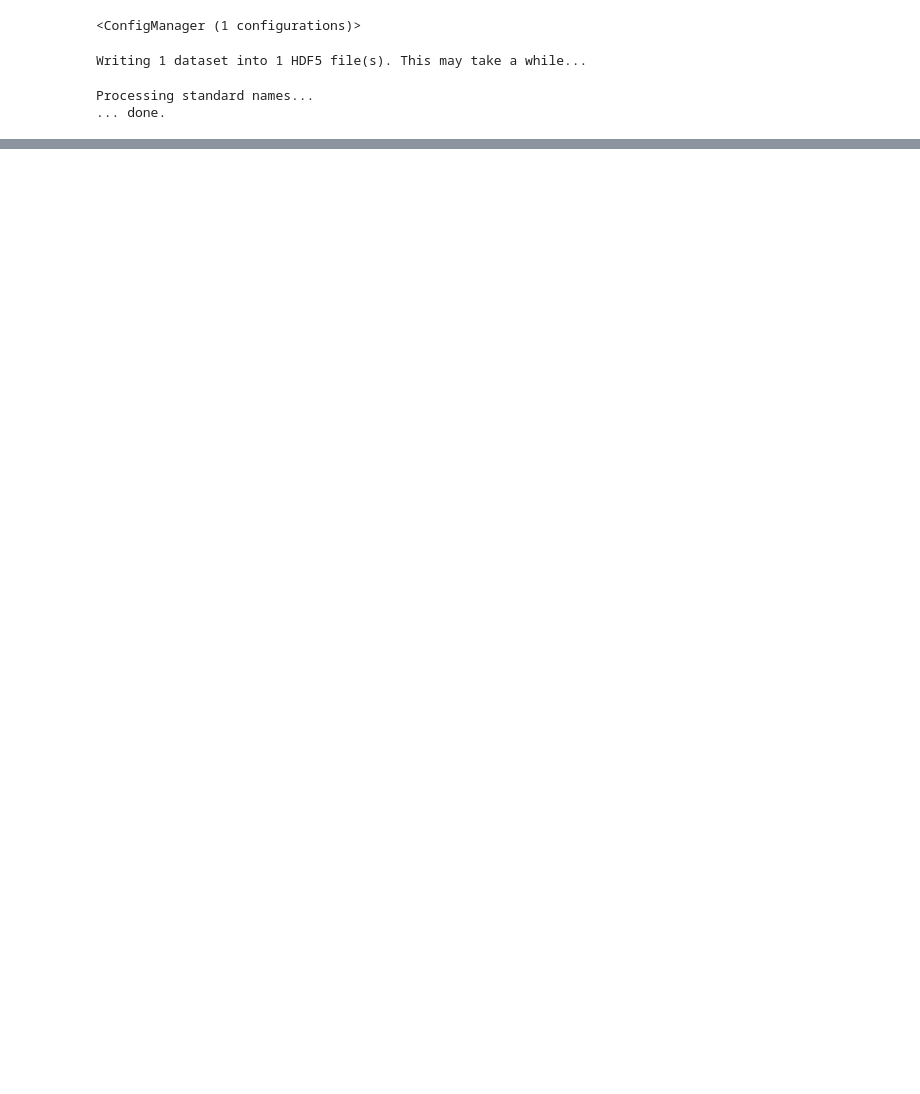
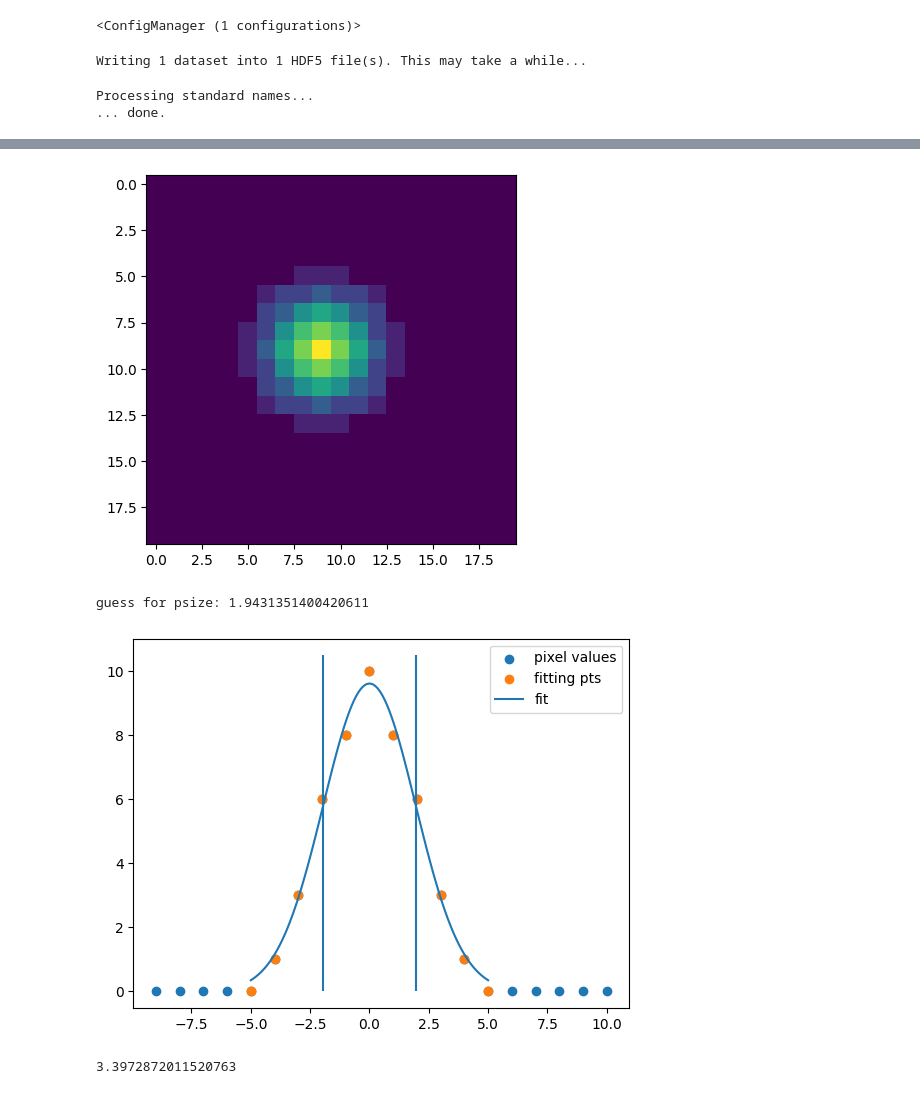
Before and after one commit to matthiasprobst/synpivimage, a Jupyter notebook: examples/generate_particles_at_defined_locations.ipynb, the cells around one changed output, grey strips where cells are left out. Drawn from its saved outputs; the diff is of its cells as text; code cells hidden in the pictures; blank space fills up the shorter version.

```diff
--- a/examples/generate_particles_at_defined_locations.ipynb
+++ b/examples/generate_particles_at_defined_locations.ipynb
@@ -67,0 +79,7 @@ Text(0.5, 1.0, '')
+# %%
+sigma=2
+psize = sigma*2
+max_part_count = np.pi / 8 * psize ** 2 * sigma**2 * (scipy.special.erf(0.5/np.sqrt(2)/sigma)-scipy.special.erf(-0.5/np.sqrt(2)/sigma))**2
+
+# I0 is 1 at laser mid location
+intensity_factor = 200 / max_part_count
@@ -68,3 +90,70 @@ Text(0.5, 1.0, '')
+# %%
+cfg_single_particle = spi.config.SynPivConfig(
+    ny=20,
+    nx=20,
+    bit_depth=8,
+    dark_noise=0,
+    image_particle_peak_count=10,
+    laser_shape_factor=2,
+    laser_width=2,
+    noise_baseline=0,
+    particle_number=10,
+    particle_size_illumination_dependency=True,
+    particle_size_mean=4,
+    particle_size_std=0,
+    pattern_meanx=2.,
+    pattern_meany=2.,
+    fill_ratio_x=1.0,
+    fill_ratio_y=1.0,
+    qe=1.,
+    sensitivity=1.,
+    shot_noise=False)
+cfg_single_particle
+
+img, _, _ = spi.generate_image(
+    cfg_single_particle,
+    particle_data=spi.ParticleInfo(x=9,y=9,z=0,size=4)
+)
+
+plt.figure()
+plt.imshow(img)
+plt.show()
+
+pixel_values = img[:, 9]
+ix = np.arange(0, 20, 1)
+x0 = 9
+plt.figure()
+plt.scatter(ix-x0, pixel_values, label='pixel values')
+
+def gauss(x, I0, sigma):
+    """Simple 1D form. psize=2*sigma. We know that x0=9"""
+    x0 = 9
+    return I0*np.exp(-((x-x0)**2)/(2*sigma**2))
+
+
+from scipy.optimize import curve_fit
+n_pts = 5
+popt, pcov = curve_fit(gauss, ix[x0-n_pts:x0+n_pts+1], pixel_values[x0-n_pts:x0+n_pts+1])
+plt.scatter(ix[x0-n_pts:x0+n_pts+1]-x0, pixel_values[x0-n_pts:x0+n_pts+1],
+           label='fitting pts')
+ix_interp = np.linspace(x0-n_pts, x0+n_pts, 100)
+plt.plot(ix_interp-x0, gauss(ix_interp, *popt), label='fit')
+# plt.plot(ix, gauss(ix, 180, 4/np.sqrt(2*np.log(2))/2), label='sigma=2')
+_, sigma = popt
+print('guess for psize:', sigma)
+ymax =  plt.gca().get_ylim()[1]
+plt.vlines(-sigma, 0, ymax)
+plt.vlines(sigma, 0, ymax)
+_ = plt.legend()
+plt.show()
+# %% [output]
+[figure, added]
+guess for psize: 1.9431351400420611
+[figure, added]
+# %%
+4/np.sqrt(2*np.log(2))
+# %% [output]
+3.3972872011520763
 # %%
 # with h5tbx.H5File(hdf_filename[0]) as h5:
 h5tbx.database.FileDB(hdf_filename[0]).find_one({'standard_name': 'synthetic_particle_image'})[0,5,:].plot(label='at pixel')
```
Also changed, not shown: parts of 9 cells of this notebook, 22 other files.
